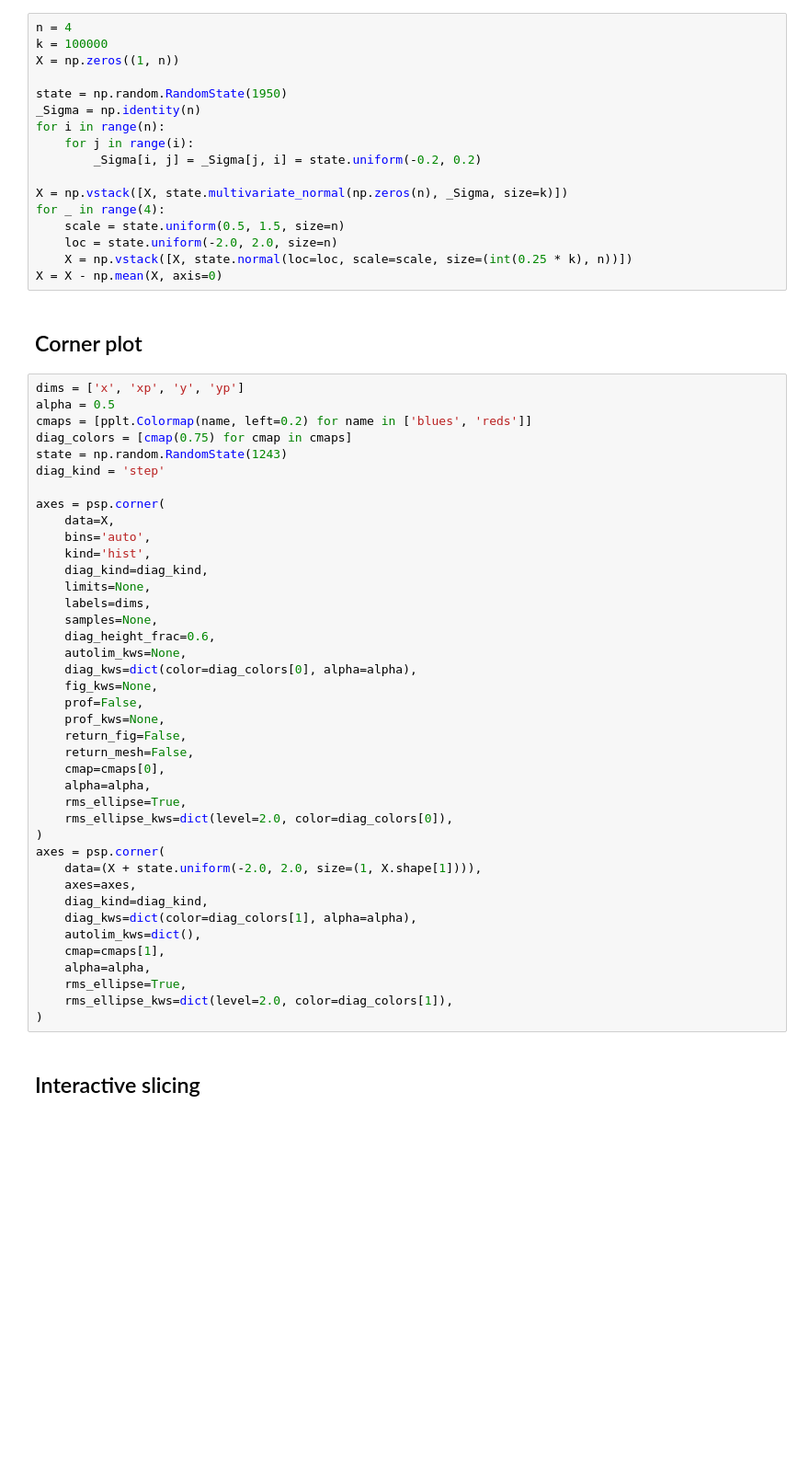
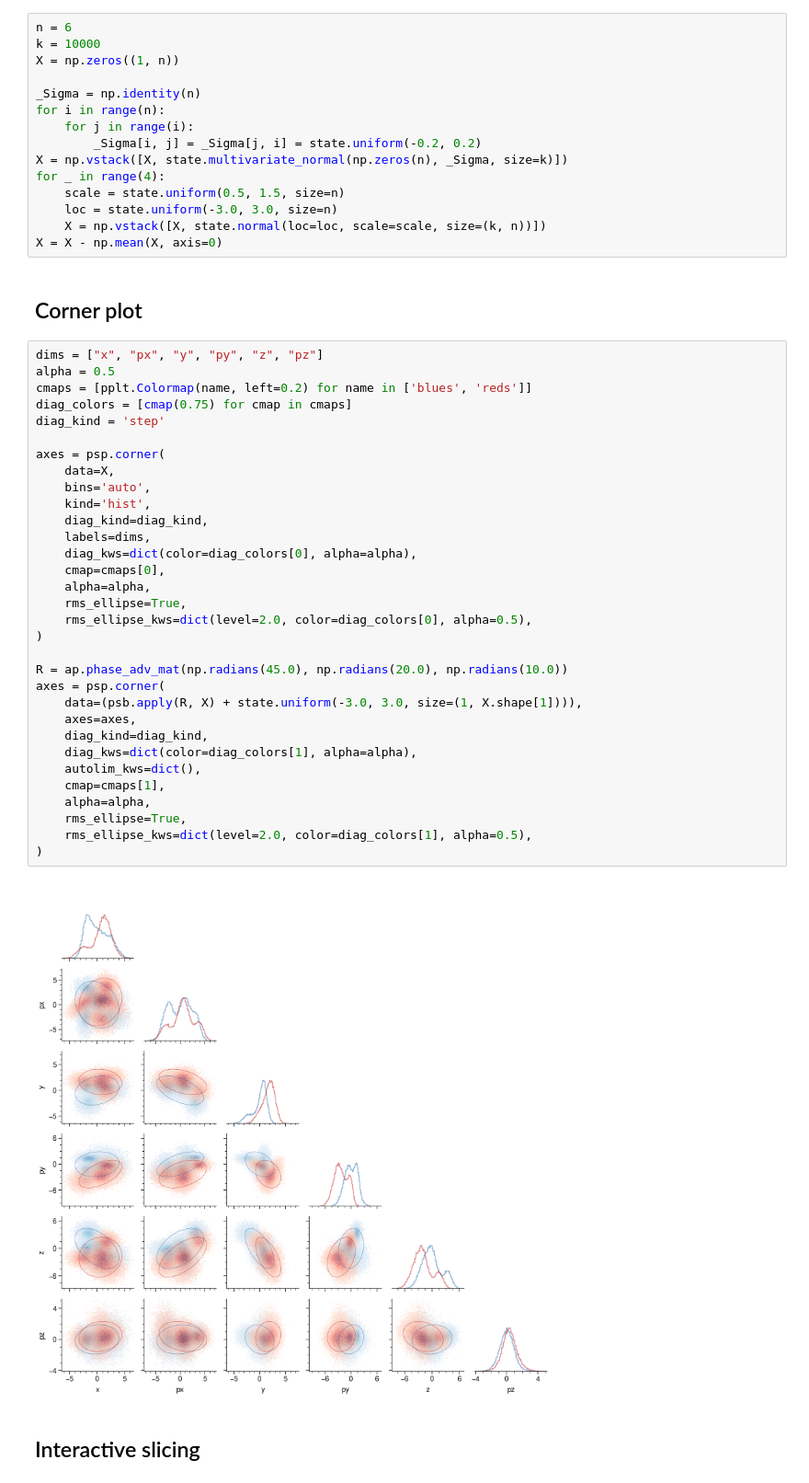
Before and after one commit to austin-hoover/ps-dist, a Jupyter notebook: examples/examples_bunch.ipynb, the cells around one changed output. Shown: that part at 92% size. Cells and saved outputs as stored; diff of their text form; blank space fills up the shorter version.

```diff
--- a/examples/examples_bunch.ipynb
+++ b/examples/examples_bunch.ipynb
@@ -24,62 +27,54 @@ pplt.rc['grid'] = False
 # %%
-n = 4
-k = 100000
+n = 6
+k = 10000
 X = np.zeros((1, n))
 
-state = np.random.RandomState(1950)
 _Sigma = np.identity(n)
 for i in range(n):
     for j in range(i):
         _Sigma[i, j] = _Sigma[j, i] = state.uniform(-0.2, 0.2)
-
 X = np.vstack([X, state.multivariate_normal(np.zeros(n), _Sigma, size=k)])
 for _ in range(4):
     scale = state.uniform(0.5, 1.5, size=n)
-    loc = state.uniform(-2.0, 2.0, size=n)
-    X = np.vstack([X, state.normal(loc=loc, scale=scale, size=(int(0.25 * k), n))])
+    loc = state.uniform(-3.0, 3.0, size=n)
+    X = np.vstack([X, state.normal(loc=loc, scale=scale, size=(k, n))])
 X = X - np.mean(X, axis=0)
 # %% [markdown]
 ## Corner plot
 # %%
-dims = ['x', 'xp', 'y', 'yp']
+dims = ["x", "px", "y", "py", "z", "pz"]
 alpha = 0.5
 cmaps = [pplt.Colormap(name, left=0.2) for name in ['blues', 'reds']]
 diag_colors = [cmap(0.75) for cmap in cmaps]
-state = np.random.RandomState(1243)
 diag_kind = 'step'
 
 axes = psp.corner(
     data=X,
     bins='auto',
     kind='hist',
     diag_kind=diag_kind,
-    limits=None,
     labels=dims,
-    samples=None,
-    diag_height_frac=0.6,
-    autolim_kws=None,
     diag_kws=dict(color=diag_colors[0], alpha=alpha),
-    fig_kws=None,
-    prof=False,
-    prof_kws=None,
-    return_fig=False,
-    return_mesh=False,
     cmap=cmaps[0],
     alpha=alpha,
     rms_ellipse=True,
-    rms_ellipse_kws=dict(level=2.0, color=diag_colors[0]),
+    rms_ellipse_kws=dict(level=2.0, color=diag_colors[0], alpha=0.5),
 )
+
+R = ap.phase_adv_mat(np.radians(45.0), np.radians(20.0), np.radians(10.0))
 axes = psp.corner(
-    data=(X + state.uniform(-2.0, 2.0, size=(1, X.shape[1]))),
+    data=(psb.apply(R, X) + state.uniform(-3.0, 3.0, size=(1, X.shape[1]))),
     axes=axes,
     diag_kind=diag_kind,
     diag_kws=dict(color=diag_colors[1], alpha=alpha),
     autolim_kws=dict(),
     cmap=cmaps[1],
     alpha=alpha,
     rms_ellipse=True,
-    rms_ellipse_kws=dict(level=2.0, color=diag_colors[1]),
+    rms_ellipse_kws=dict(level=2.0, color=diag_colors[1], alpha=0.5),
 )
+# %% [output]
+[figure, added]
 # %% [markdown]
 ## Interactive slicing
 # %%
```
Also changed, not shown: parts of 6 cells of this notebook, 1 other file.
